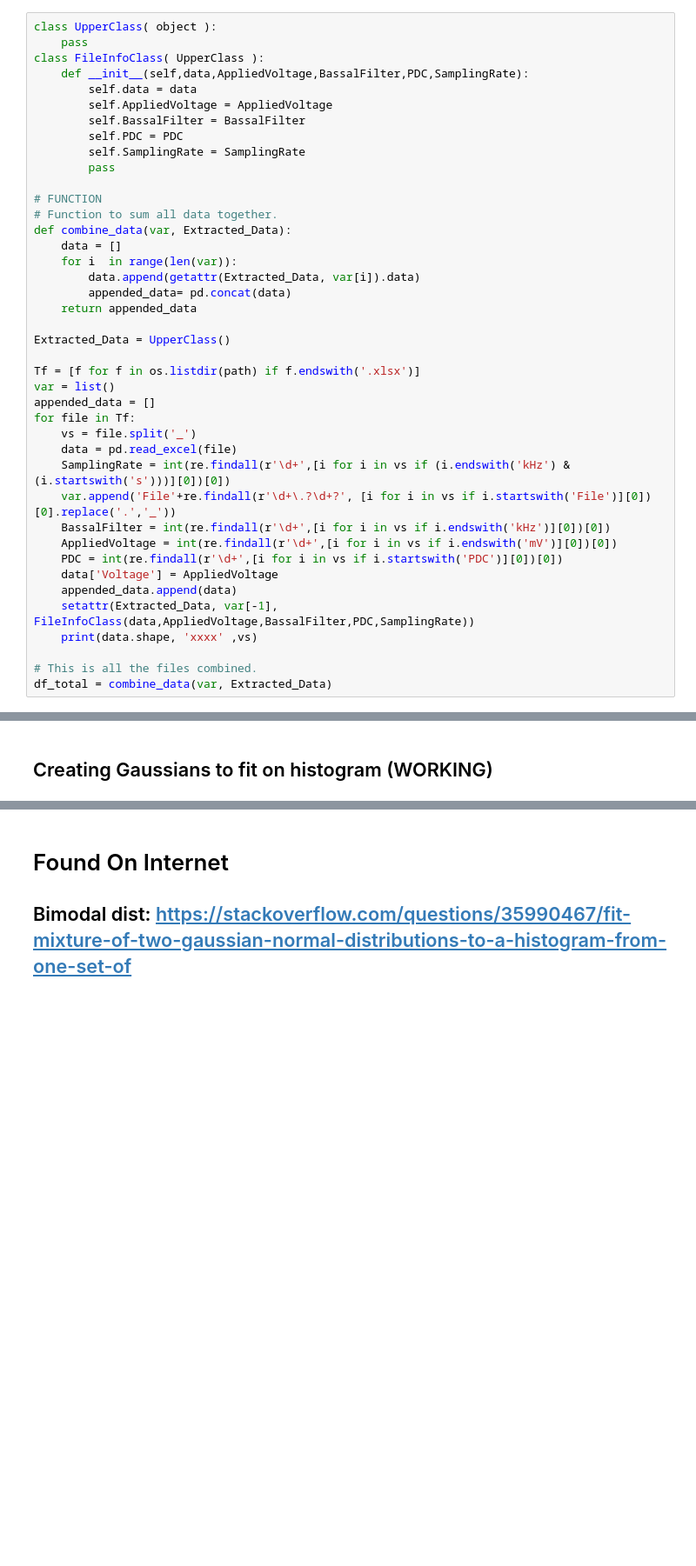
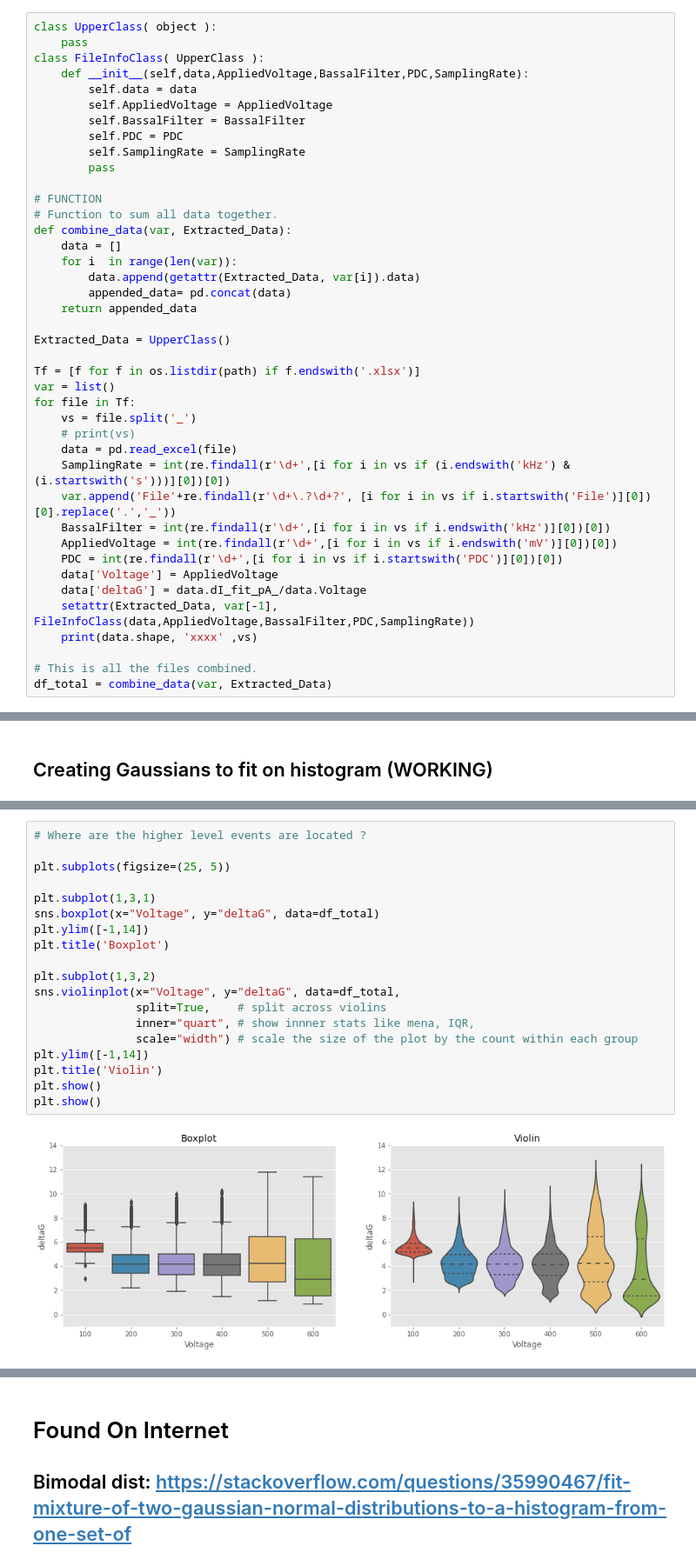
Before and after one commit to ataersoySMU/NanoporeResearch, a Jupyter notebook: Nanopore_data_analysis_1.ipynb, the cells around one changed output, grey strips where cells are left out. Shown: that part at 87% size. Drawn from its saved outputs; the diff is of its cells as text; blank space fills up the shorter version.

```diff
--- a/Nanopore_data_analysis_1.ipynb
+++ b/Nanopore_data_analysis_1.ipynb
@@ -50,9 +50,9 @@ Extracted_Data = UpperClass()
 
 Tf = [f for f in os.listdir(path) if f.endswith('.xlsx')]
 var = list()
-appended_data = []
 for file in Tf:
     vs = file.split('_')
+    # print(vs)
     data = pd.read_excel(file)
     SamplingRate = int(re.findall(r'\d+',[i for i in vs if (i.endswith('kHz') & (i.startswith('s')))][0])[0])
     var.append('File'+re.findall(r'\d+\.?\d+?', [i for i in vs if i.startswith('File')][0])[0].replace('.','_'))
@@ -60,7 +60,7 @@ for file in Tf:
     AppliedVoltage = int(re.findall(r'\d+',[i for i in vs if i.endswith('mV')][0])[0])
     PDC = int(re.findall(r'\d+',[i for i in vs if i.startswith('PDC')][0])[0])
     data['Voltage'] = AppliedVoltage
-    appended_data.append(data)
+    data['deltaG'] = data.dI_fit_pA_/data.Voltage
     setattr(Extracted_Data, var[-1], FileInfoClass(data,AppliedVoltage,BassalFilter,PDC,SamplingRate))
     print(data.shape, 'xxxx' ,vs)
 
@@ -220,0 +206,21 @@ c/(a+b+c)
+# %%
+# Where are the higher level events are located ?
+
+plt.subplots(figsize=(25, 5))
+
+plt.subplot(1,3,1)
+sns.boxplot(x="Voltage", y="deltaG", data=df_total)
+plt.ylim([-1,14])
+plt.title('Boxplot')
+
+plt.subplot(1,3,2)
+sns.violinplot(x="Voltage", y="deltaG", data=df_total,
+               split=True,    # split across violins
+               inner="quart", # show innner stats like mena, IQR,
+               scale="width") # scale the size of the plot by the count within each group
+plt.ylim([-1,14])
+plt.title('Violin')
+plt.show()
+plt.show()
+# %% [output]
+[figure, added]
```
Also changed, not shown: parts of 13 cells of this notebook.
